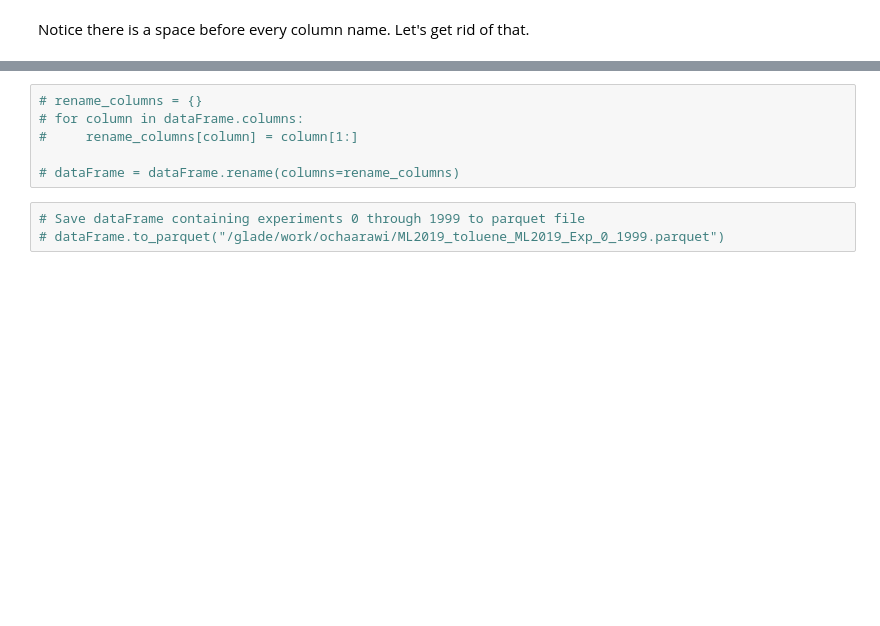
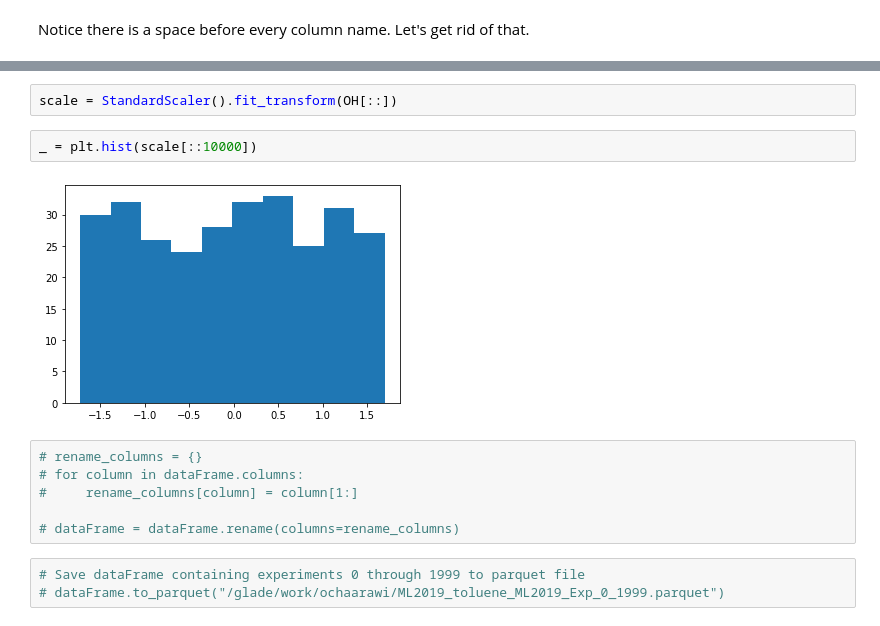
Before and after one commit to NCAR/ai4essportal, a Jupyter notebook: NB1_data_exploration.ipynb, the cells around one changed output, grey strips where cells are left out. Drawn from its saved outputs; the diff is of its cells as text; blank space fills up the shorter version.

```diff
--- a/NB1_data_exploration.ipynb
+++ b/NB1_data_exploration.ipynb
@@ -379,3 +392,9 @@ Notice there is a space before every column name. Let's get rid of that.
+# %%
+scale = StandardScaler().fit_transform(OH[::])
+# %%
+_ = plt.hist(scale[::10000])
+# %% [output]
+[figure, added]
 # %%
 # rename_columns = {}
 # for column in dataFrame.columns:
```
Also changed, not shown: parts of 18 cells of this notebook.
